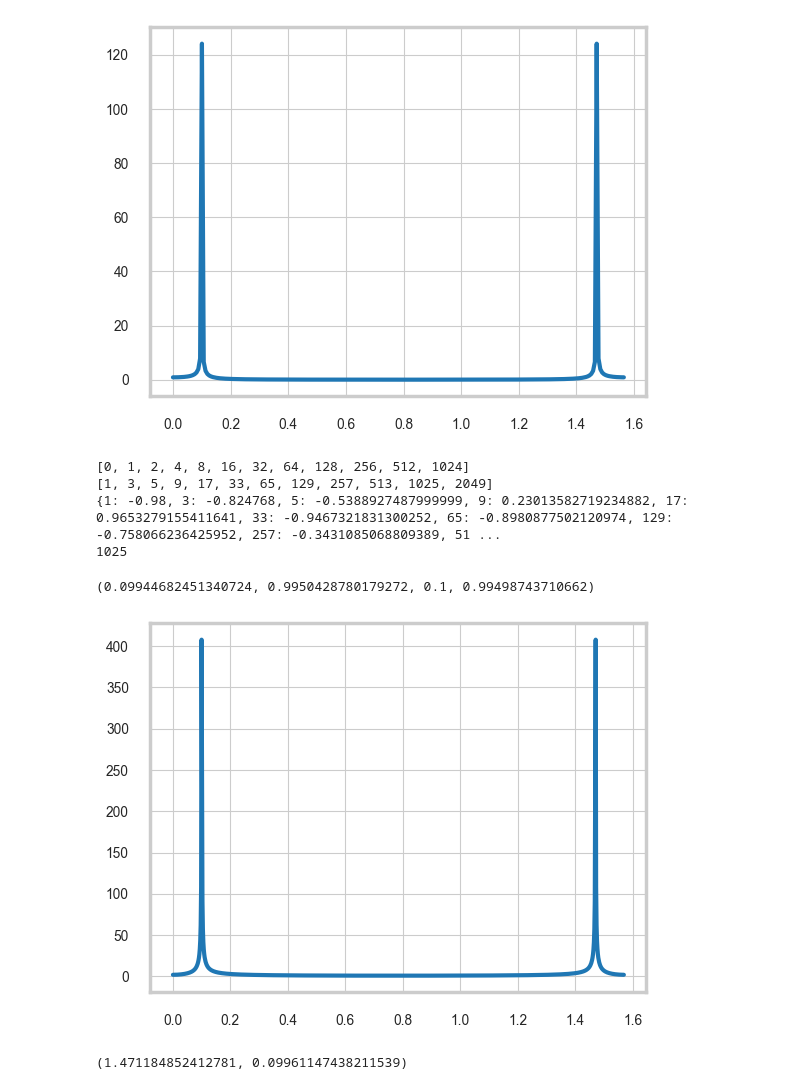
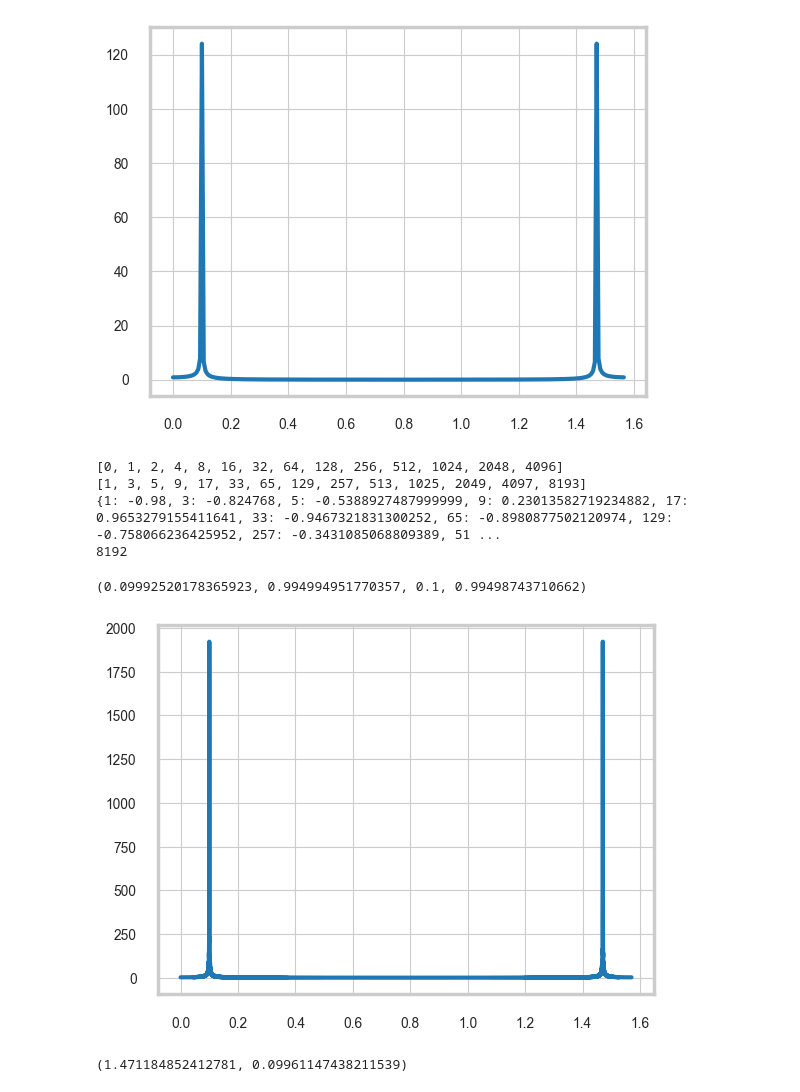
Before and after one commit to unitaryfund/csAE, a Jupyter notebook: real_valued_signal.ipynb, the cells around one changed output. Drawn from its saved outputs; the diff is of its cells as text; code cells hidden in the pictures.

```diff
--- a/real_valued_signal.ipynb
+++ b/real_valued_signal.ipynb
@@ -153,7 +153,7 @@ w = 2*theta
 
 
 
-q = 10
+q = 12
 depths = [0, 1]
 for k in range(q):
     depths.append(2**(k+1))
@@ -180,38 +180,39 @@ for i, depth in enumerate(depths):
 print(cos_values)
 
 def cheb_recursion(n):
     if n==0:
         return 1
     elif n in cos_values.keys():
         return cos_values[n]
     else:
+        cos_values[n] = 2*cheb_recursion(1)*cheb_recursion(n-1)-cheb_recursion(n-2)
         return 2*cheb_recursion(1)*cheb_recursion(n-1)-cheb_recursion(n-2)
 
 for d in range(idx_vals[-1]//2 + 1):
     cos_values[2*d+1] = cheb_recursion(2*d+1)
 print(len(cos_values))
 
 # R is the signal on physical and virtual locations
 R = np.zeros(len(cos_values))
 for d in range(idx_vals[-1]//2 + 1):
     R[d] = cos_values[2*d+1]
 
 fft = np.abs(np.fft.fft(R))
 
 amax = np.argmax(fft[:len(fft)//2])
 
 xaxis = [i*np.pi/(2*len(fft)) for i in range(len(fft))]
 
 plt.plot(xaxis, fft)
 
 np.cos(np.pi*(len(fft)-amax)/(2*len(fft))) , np.cos(np.pi*(amax)/(2*len(fft))), np.cos(w/2), np.sin(w/2)
 # %% [output]
-[0, 1, 2, 4, 8, 16, 32, 64, 128, 256, 512, 1024]
-[1, 3, 5, 9, 17, 33, 65, 129, 257, 513, 1025, 2049]
+[0, 1, 2, 4, 8, 16, 32, 64, 128, 256, 512, 1024, 2048, 4096]
+[1, 3, 5, 9, 17, 33, 65, 129, 257, 513, 1025, 2049, 4097, 8193]
 {1: -0.98, 3: -0.824768, 5: -0.5388927487999999, 9: 0.23013582719234882, 17: 0.9653279155411641, 33: -0.9467321831300252, 65: -0.8980877502120974, 129: -0.758066236425952, 257: -0.3431085068809389, 51 ...
-1025
+8192
-(0.09944682451340724, 0.9950428780179272, 0.1, 0.99498743710662)
+(0.09992520178365923, 0.994994951770357, 0.1, 0.99498743710662)
-[figure, old version]
+[figure, new version]
 # %%
 np.pi*(len(fft)-amax)/(2*len(fft)) , np.pi*(amax)/(2*len(fft))
 # %% [output]
```
